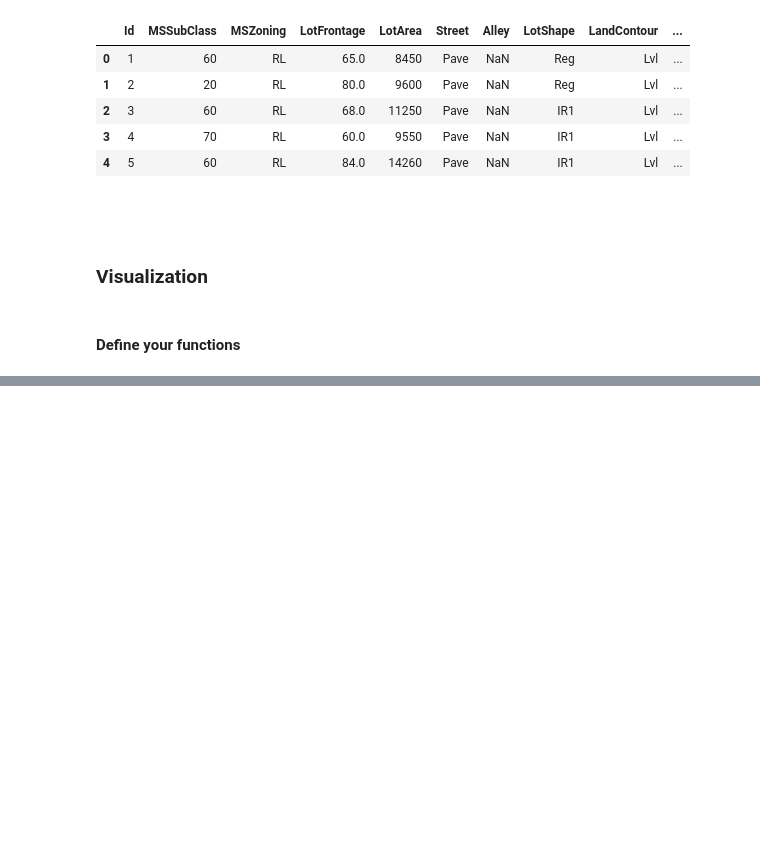
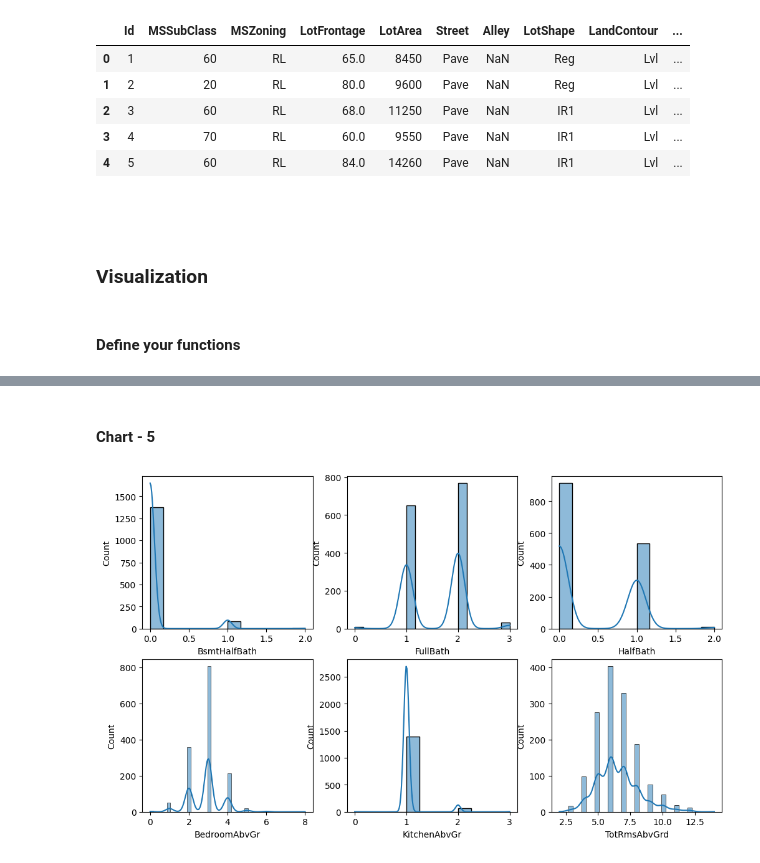
Before and after one commit to mdismailquraishicse/house_price_prediction_kaggle, a Jupyter notebook: house_price_prediction.ipynb, the cells around one changed output, grey strips where cells are left out. Saved outputs shown, nothing was run; the diff lists cells and outputs as text; code cells hidden in the pictures; blank space fills up the shorter version.

```diff
--- a/house_price_prediction.ipynb
+++ b/house_price_prediction.ipynb
@@ -317,0 +330,6 @@ subplots2by3(cols=cols[1:7])
+# %% [markdown]
+#### Chart - 5
+# %%
+subplots2by3(cols[18:24])
+# %% [output]
+[figure, added]
```
Also changed, not shown: parts of 20 cells of this notebook.
